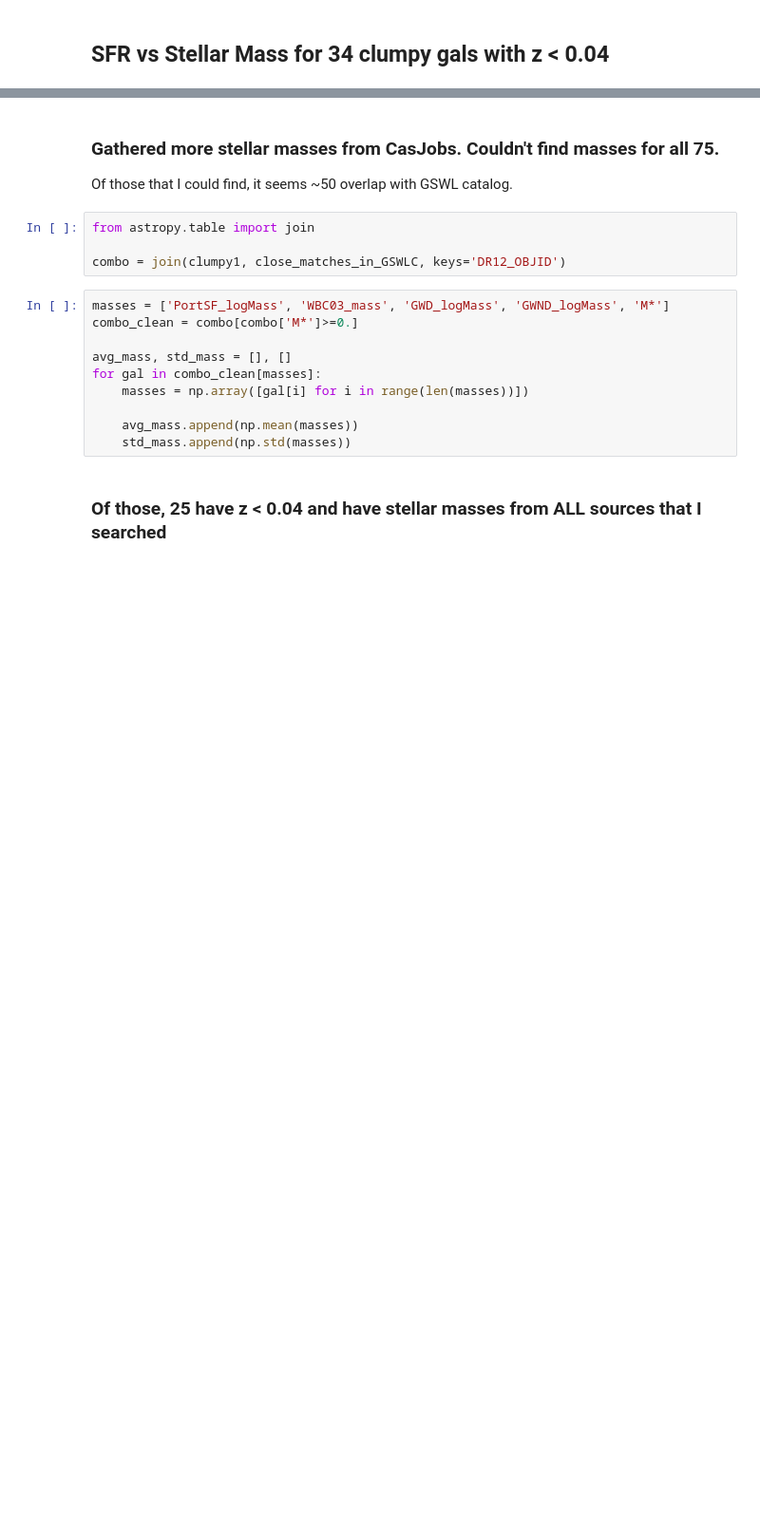
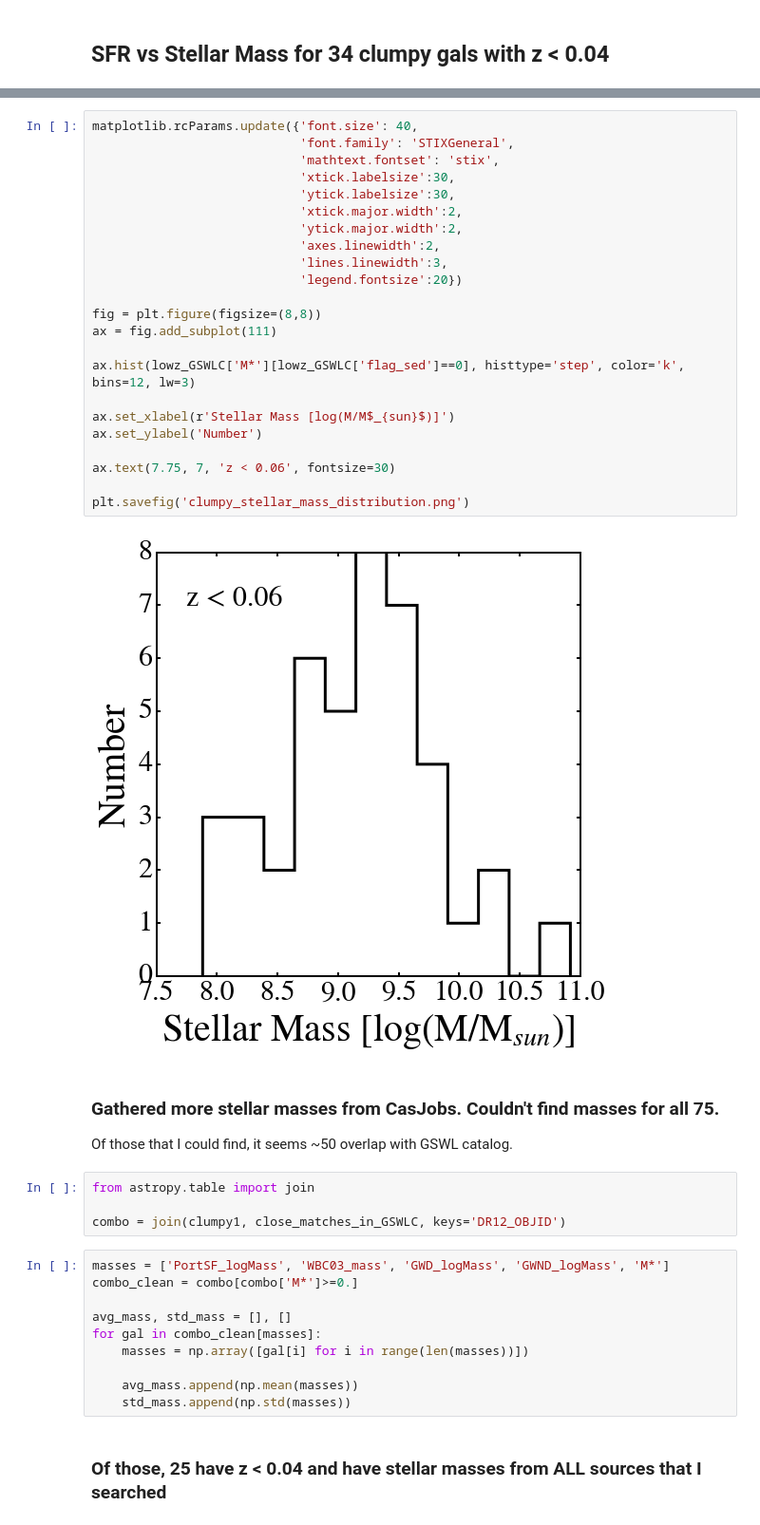
Before and after one commit to melaniebeck/ClumpyGals, a Jupyter notebook: analysis/Clumpy_matched_to_GSWLC.ipynb, the cells around one changed output, grey strips where cells are left out. Shown at 95% size. Drawn from its saved outputs; the diff is of its cells as text; blank space fills up the shorter version.

```diff
--- a/analysis/Clumpy_matched_to_GSWLC.ipynb
+++ b/analysis/Clumpy_matched_to_GSWLC.ipynb
@@ -147,3 +157,28 @@ ax.set_ylim(3,11)
+# %%
+matplotlib.rcParams.update({'font.size': 40,
+							'font.family': 'STIXGeneral',
+							'mathtext.fontset': 'stix',
+							'xtick.labelsize':30,
+							'ytick.labelsize':30,
+							'xtick.major.width':2,
+							'ytick.major.width':2,
+							'axes.linewidth':2,
+							'lines.linewidth':3,
+							'legend.fontsize':20})
+
+fig = plt.figure(figsize=(8,8))
+ax = fig.add_subplot(111)
+
+ax.hist(lowz_GSWLC['M*'][lowz_GSWLC['flag_sed']==0], histtype='step', color='k', bins=12, lw=3)
+
+ax.set_xlabel(r'Stellar Mass [log(M/M$_{sun}$)]')
+ax.set_ylabel('Number')
+
+ax.text(7.75, 7, 'z < 0.06', fontsize=30)
+
+plt.savefig('clumpy_stellar_mass_distribution.png')
+# %% [output]
+[figure, added]
 # %% [markdown]
 ### Gathered more stellar masses from CasJobs. Couldn't find masses for all 75.
 Of those that I could find, it seems ~50 overlap with GSWL catalog.
```
Also changed, not shown: parts of 8 cells of this notebook, 4 other files.
